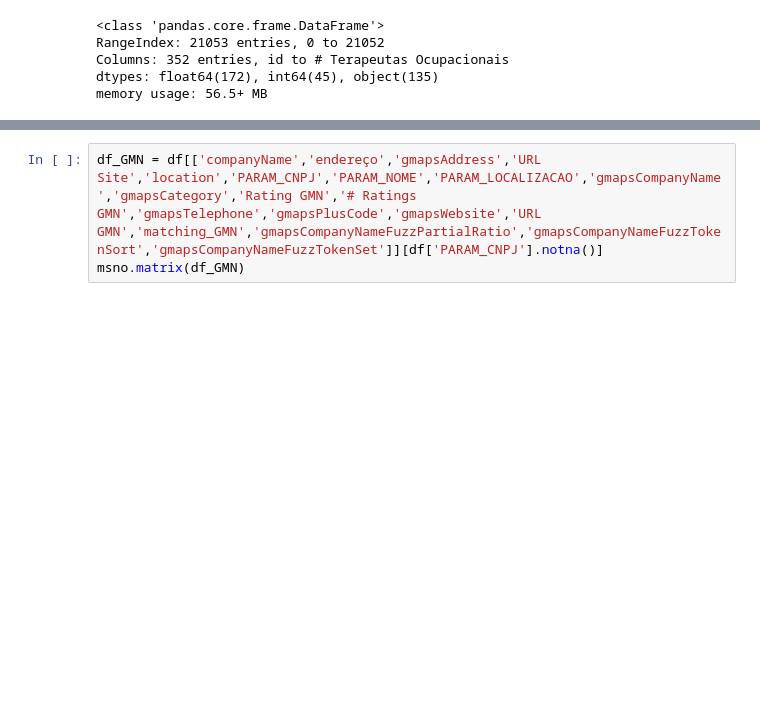
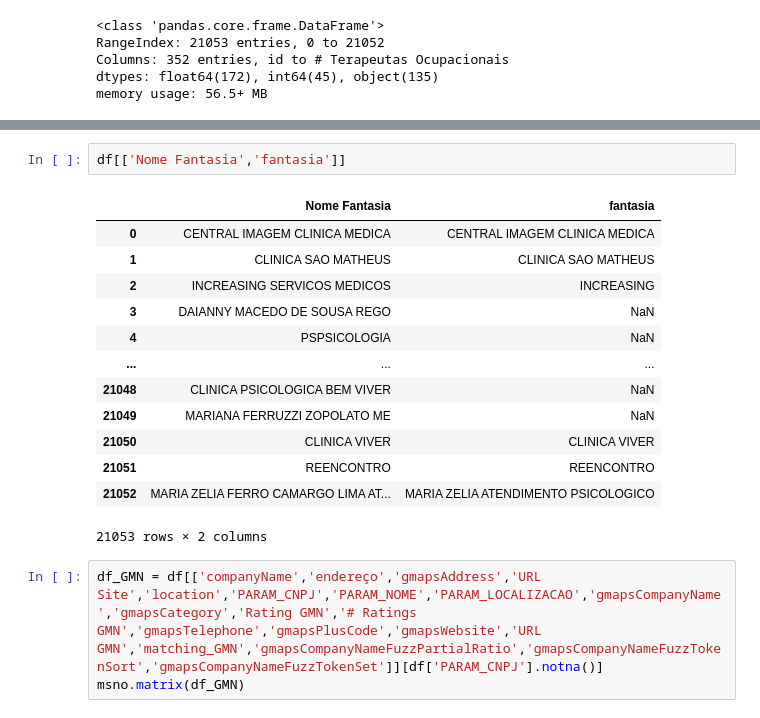
Before and after one commit to renatolotto/HZN-tese-psiquiatria, a Jupyter notebook: EDA_renato.ipynb, the cells around one changed output, grey strips where cells are left out. Cells and saved outputs as stored; diff of their text form; blank space fills up the shorter version.

```diff
--- a/EDA_renato.ipynb
+++ b/EDA_renato.ipynb
@@ -29,3 +53,19 @@ Index(['id', 'cnes', 'Nome Fantasia', 'Razão Social', 'Natureza Jurídica',
+# %%
+df[['Nome Fantasia','fantasia']]
+# %% [output]
+|  | Nome Fantasia | fantasia |
+| 0 | CENTRAL IMAGEM CLINICA MEDICA | CENTRAL IMAGEM CLINICA MEDICA |
+| 1 | CLINICA SAO MATHEUS | CLINICA SAO MATHEUS |
+| 2 | INCREASING SERVICOS MEDICOS | INCREASING |
+| 3 | DAIANNY MACEDO DE SOUSA REGO | NaN |
+| 4 | PSPSICOLOGIA | NaN |
+| ... | ... | ... |
+| 21048 | CLINICA PSICOLOGICA BEM VIVER | NaN |
+| 21049 | MARIANA FERRUZZI ZOPOLATO ME | NaN |
+| 21050 | CLINICA VIVER | CLINICA VIVER |
+| 21051 | REENCONTRO | REENCONTRO |
+| 21052 | MARIA ZELIA FERRO CAMARGO LIMA AT... | MARIA ZELIA ATENDIMENTO PSICOLOGICO |
+21053 rows × 2 columns
 # %%
 df_GMN = df[['companyName','endereço','gmapsAddress','URL Site','location','PARAM_CNPJ','PARAM_NOME','PARAM_LOCALIZACAO','gmapsCompanyName','gmapsCategory','Rating GMN','# Ratings GMN','gmapsTelephone','gmapsPlusCode','gmapsWebsite','URL GMN','matching_GMN','gmapsCompanyNameFuzzPartialRatio','gmapsCompanyNameFuzzTokenSort','gmapsCompanyNameFuzzTokenSet']][df['PARAM_CNPJ'].notna()]
 msno.matrix(df_GMN)
```
Also changed, not shown: parts of 11 cells of this notebook, 17 other files.
